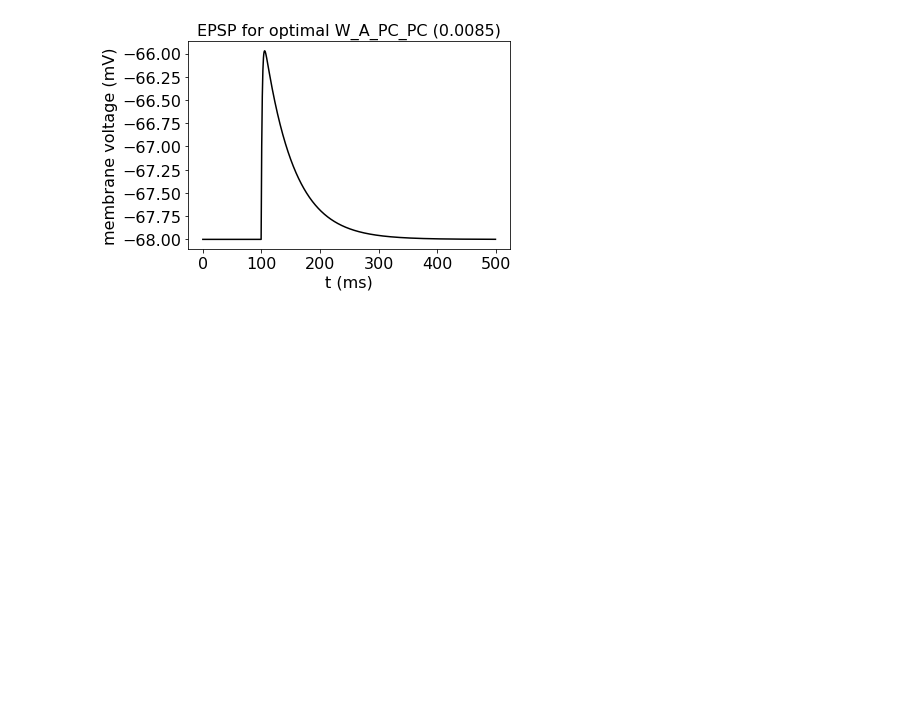
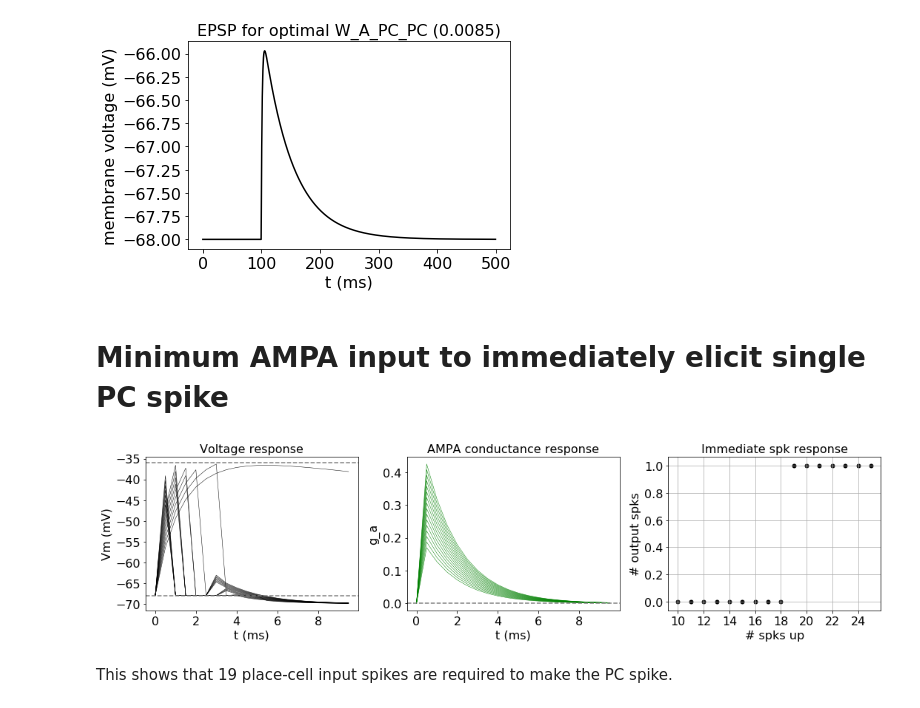
Before and after one commit to rkp8000/network_replay, a Jupyter notebook: parameters_aux.ipynb, the cells around one changed output. Drawn from its saved outputs; the diff is of its cells as text; code cells hidden in the pictures; blank space fills up the shorter version.

Commit message:
Determine and store min number of upstream PL spikes to elicit PC spike.

```diff
--- a/parameters_aux.ipynb
+++ b/parameters_aux.ipynb
@@ -759,3 +759,82 @@ ax.set_title('EPSP for optimal W_A_PC_PC ({0:.4f})'.format(P.W_A_PC_PC))
 set_font_size(ax, 16)
 # %% [output]
 [figure]
+# %% [markdown]
+# Minimum AMPA input to immediately elicit single PC spike
+# %%
+%reset -f
+%matplotlib inline
+import matplotlib.pyplot as plt
+import numpy as np
+
+from ntwk import LIFNtwk
+from plot import set_font_size
+
+import PARAMETERS as P
+
+
+US_A_PC = range(10, 26)
+
+DUR = 0.01
+T_AHP = 0.05
+W_AHP = 1
+
+# make single-neuron ntwk
+ntwk = LIFNtwk(
+    t_m=P.T_M_PC, e_l=P.E_L_PC, v_th=P.V_TH_PC,
+    v_reset=P.V_RESET_PC, t_r=P.T_R,
+    e_ahp=P.E_AHP, t_ahp=T_AHP, w_ahp=W_AHP,
+    es_syn={'AMPA': P.E_A},
+    ts_syn={'AMPA': P.T_A},
+    ws_up={'AMPA': P.W_A_PC_PL*np.eye(1)},
+    ws_rcr={'AMPA': np.zeros((1, 1))})
+
+ts = np.arange(0, DUR, P.DT)
+vs_init = P.E_L_PC * np.ones(1)
+
+fig, axs = plt.subplots(1, 3, figsize=(15, 4), tight_layout=True)
+
+n_spks_out = []
+
+for u_a_pc in US_A_PC:
+    spks_up = np.zeros((len(ts), 1))
+    spks_up[1] = u_a_pc
+
+    # run ntwk
+    rsp = ntwk.run(spks_up, P.DT, vs_init)
+
+    # plot voltages
+    axs[0].plot(1000 * ts, 1000*rsp.vs[:, 0], color='k', lw=.5)
+
+    # plot conductances
+    axs[1].plot(1000 * ts, rsp.gs['AMPA'][:, 0], color='g', lw=.5)
+
+    # count spks
+    n_spks_out.append(rsp.spks[2, 0])
+
+axs[0].axhline(1000 * P.E_L_PC, color='gray', ls='--')
+axs[0].axhline(1000 * P.V_TH_PC, color='gray', ls='--')
+
+axs[0].set_xlabel('t (ms)')
+axs[0].set_ylabel('Vm (mV)')
+axs[0].set_title('Voltage response')
+
+axs[1].axhline(0, color='gray', ls='--')
+
+axs[1].set_xlabel('t (ms)')
+axs[1].set_ylabel('g_a')
+axs[1].set_title('AMPA conductance response')
+
+axs[2].scatter(US_A_PC, n_spks_out, color='k', lw=0)
+axs[2].grid()
+
+axs[2].set_xlabel('# spks up')
+axs[2].set_ylabel('# output spks')
+axs[2].set_title('Immediate spk response')
+
+for ax in axs:
+    set_font_size(ax, 16)
+# %% [output]
+[figure, added]
+# %% [markdown]
+This shows that 19 place-cell input spikes are required to make the PC spike.
```
Also changed, not shown: 2 other files.
